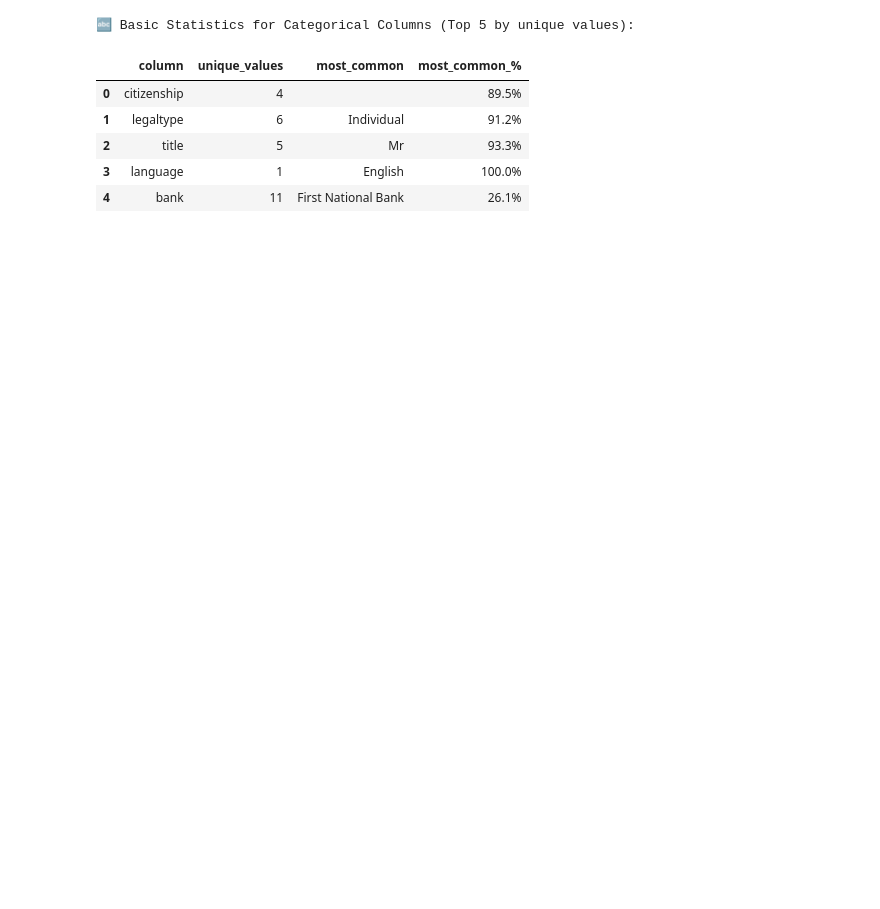
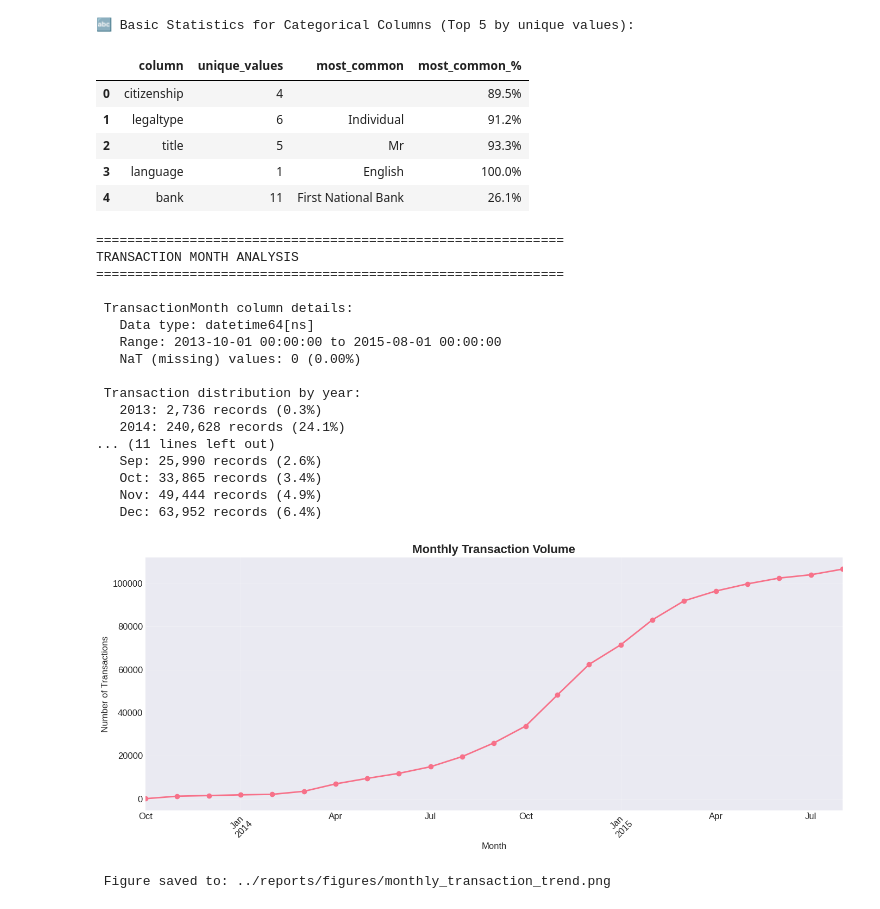
Before and after one commit to hann2004/kaim-week3-insurance-risk-analytics-acis, a Jupyter notebook: notebooks/01_eda_initial.ipynb, the cells around one changed output. Cells and saved outputs as stored; diff of their text form; code cells hidden in the pictures; blank space fills up the shorter version.

```diff
--- a/notebooks/01_eda_initial.ipynb
+++ b/notebooks/01_eda_initial.ipynb
@@ -222,3 +222,75 @@ totalclaims                            totalclaims         float64         10000
 | 2 | title | 5 | Mr | 93.3% |
 | 3 | language | 1 | English | 100.0% |
 | 4 | bank | 11 | First National Bank | 26.1% |
+# %%
+print("="*60)
+print("TRANSACTION MONTH ANALYSIS")
+print("="*60)
+
+if 'transactionmonth' in df.columns:
+    print(f"\n TransactionMonth column details:")
+    print(f"   Data type: {df['transactionmonth'].dtype}")
+    print(f"   Range: {df['transactionmonth'].min()} to {df['transactionmonth'].max()}")
+
+    # Check for NaT (Not a Time) values
+    nat_count = df['transactionmonth'].isna().sum()
+    print(f"   NaT (missing) values: {nat_count:,} ({nat_count/len(df)*100:.2f}%)")
+
+    # Extract year and month for analysis
+    df['transaction_year'] = df['transactionmonth'].dt.year
+    df['transaction_month'] = df['transactionmonth'].dt.month
+    df['transaction_year_month'] = df['transactionmonth'].dt.to_period('M')
+
+    print(f"\n Transaction distribution by year:")
+    year_counts = df['transaction_year'].value_counts().sort_index()
+    for year, count in year_counts.items():
+        print(f"   {year}: {count:,} records ({count/len(df)*100:.1f}%)")
+
+    print(f"\n Transaction distribution by month (across all years):")
+    month_counts = df['transaction_month'].value_counts().sort_index()
+    month_names = ['Jan', 'Feb', 'Mar', 'Apr', 'May', 'Jun',
+                   'Jul', 'Aug', 'Sep', 'Oct', 'Nov', 'Dec']
+    for month in range(1, 13):
+        count = month_counts.get(month, 0)
+        print(f"   {month_names[month-1]}: {count:,} records ({count/len(df)*100:.1f}%)")
+
+    # Visualize monthly trend
+    monthly_trend = df.groupby('transaction_year_month').size()
+
+    plt.figure(figsize=(14, 6))
+    monthly_trend.plot(kind='line', marker='o', linewidth=2, markersize=6)
+    plt.title('Monthly Transaction Volume', fontsize=16, fontweight='bold')
+    plt.xlabel('Month', fontsize=12)
+    plt.ylabel('Number of Transactions', fontsize=12)
+    plt.grid(True, alpha=0.3)
+    plt.xticks(rotation=45)
+    plt.tight_layout()
+
+    # Save the figure
+    plt.savefig('../reports/figures/monthly_transaction_trend.png', dpi=300, bbox_inches='tight')
+    plt.show()
+
+    print(f"\n Figure saved to: ../reports/figures/monthly_transaction_trend.png")
+
+else:
+    print(" TransactionMonth column not found in dataset")
+# %% [output]
+============================================================
+TRANSACTION MONTH ANALYSIS
+============================================================
+
+ TransactionMonth column details:
+   Data type: datetime64[ns]
+   Range: 2013-10-01 00:00:00 to 2015-08-01 00:00:00
+   NaT (missing) values: 0 (0.00%)
+
+ Transaction distribution by year:
+   2013: 2,736 records (0.3%)
+   2014: 240,628 records (24.1%)
+... (11 lines left out)
+   Sep: 25,990 records (2.6%)
+   Oct: 33,865 records (3.4%)
+   Nov: 49,444 records (4.9%)
+   Dec: 63,952 records (6.4%)
+[figure, added]
+ Figure saved to: ../reports/figures/monthly_transaction_trend.png
```
Also changed, not shown: parts of 4 cells of this notebook, 1 other file.
